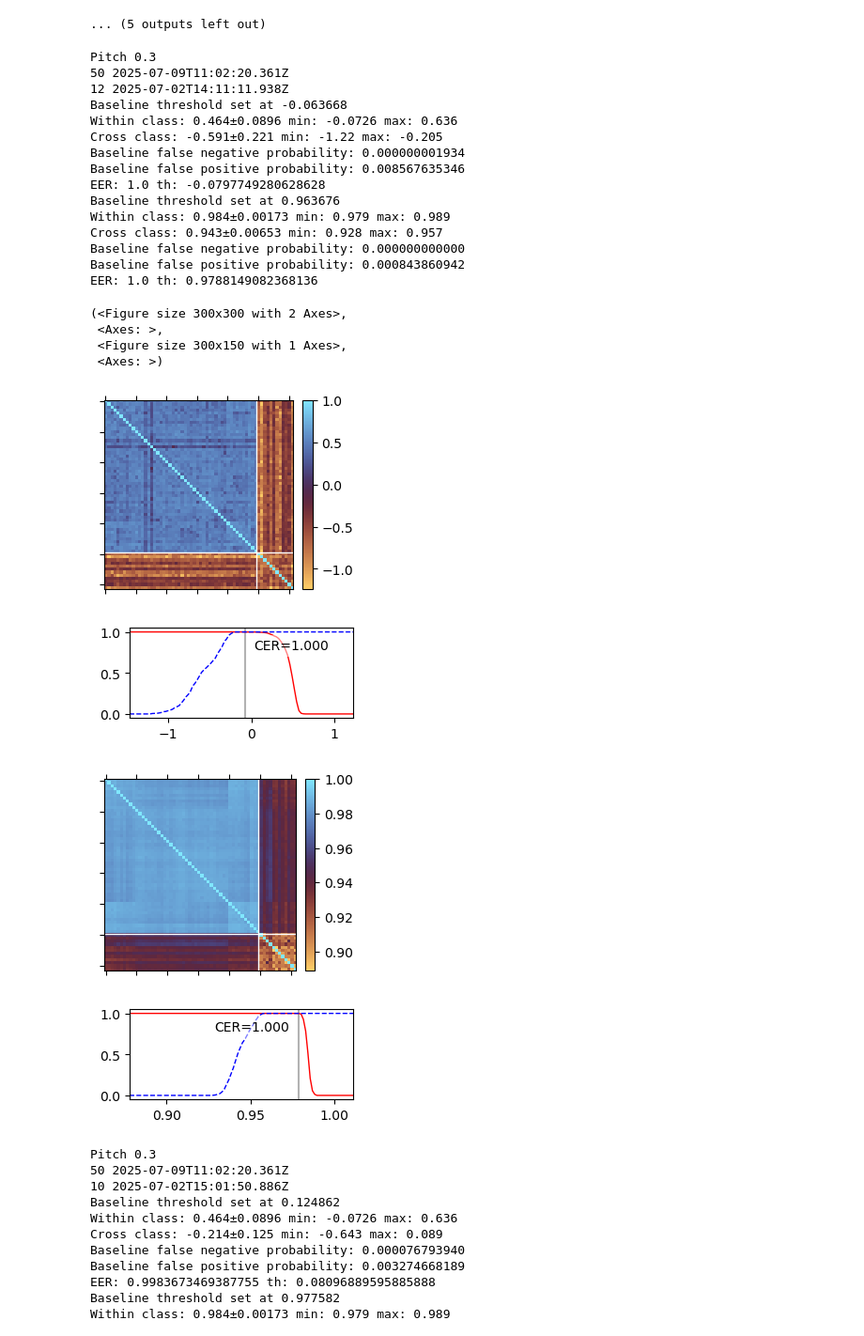
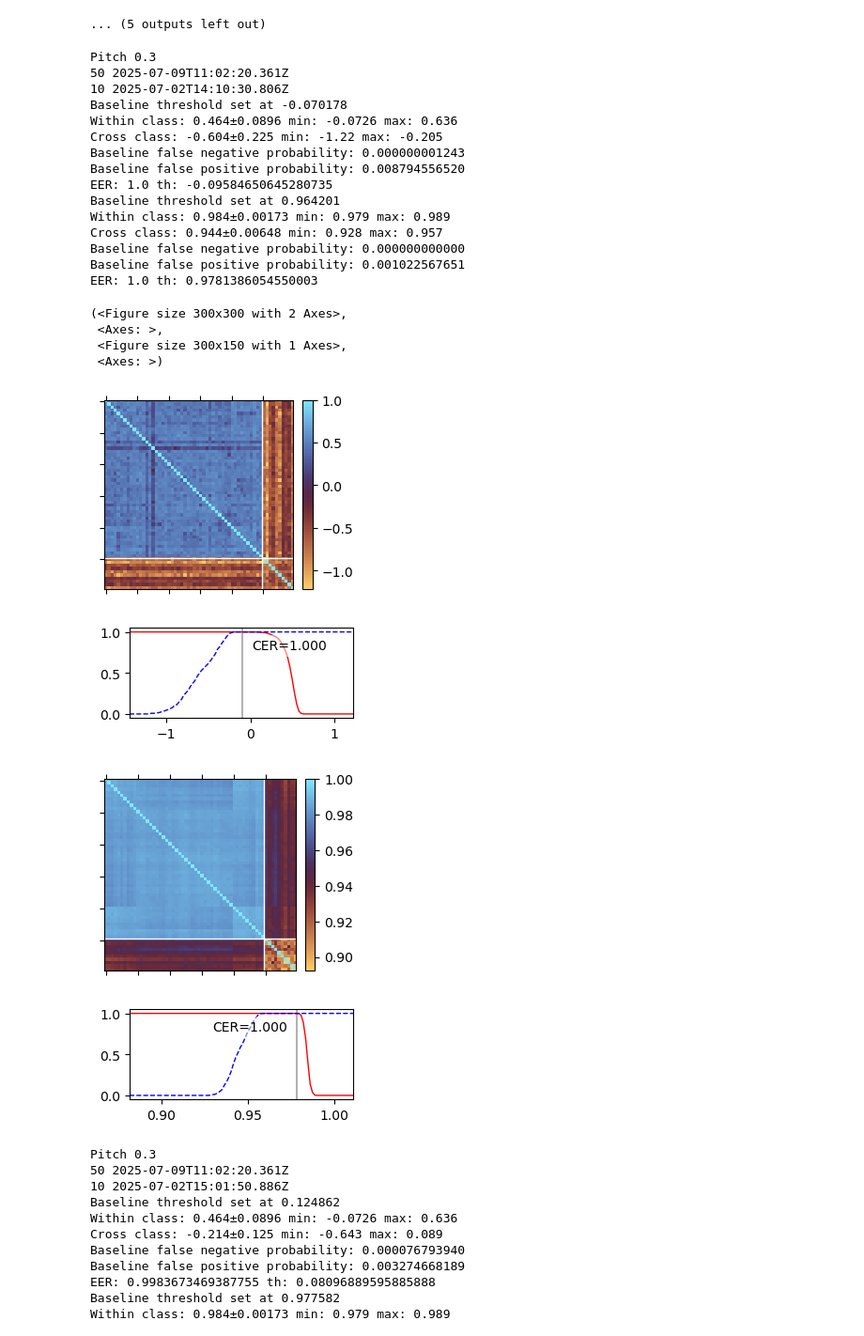
Before and after one commit to jaseg/sampling-mesh-monitor, a Jupyter notebook: jupyter_notebooks/classifier_tests.ipynb, the cells around one changed output. Shown at 94% size. Cells and saved outputs as stored; diff of their text form; code cells hidden in the pictures.

Commit message:
Update forest interleave plot to only use batch size of 10

```diff
--- a/jupyter_notebooks/classifier_tests.ipynb
+++ b/jupyter_notebooks/classifier_tests.ipynb
@@ -1230,46 +1230,46 @@ EER: 0.9239904988123515 th: 0.9983413280920771
 # %%
 # Same data as above, but add scope probe run for scale
 pitch = '0.3'
 print(f'Pitch {pitch}')
 
 environments = [
     '25-07-08-01-office-p14s',
     '25-07-08-01-serverroom-p14s',
     '25-07-08-01-electronicslab-p14s',
     '25-07-08-01-homeoffice-desktop',
     '25-07-09-01-forest-x1c',
 ]
 group_a = [value for env in environments for value in data_runs[f'environment-{env}-p{pitch}'] if not value['info']['mods']]
-group_b = [value for entries in data.values() for value in entries if value['info']['meta'] == 'probe-interleave-25-07-02-01-p0.3' and 'probe_points' in value['info']['mods']]
+group_b = [value for entries in data.values() for value in entries if value['info']['meta'] == 'probe-interleave-25-07-02-01-p0.3' and 'probe_points' in value['info']['mods']][:10]
 
 print(len(group_a), group_a[-1]['info']['timestamp'])
 print(len(group_b), group_b[-1]['info']['timestamp'])
 plot_vector_covar(group_a, group_b, vector_method='min', distance_method='max', plot_cdf=True, fig_out=f'environment_ref_probe_p{pitch}_minmax', do_lines=True)
 plot_vector_covar(group_a, group_b, plot_cdf=True, fig_out=f'environment_ref_probe_p{pitch}', do_lines=True)
 # %% [output]
 Pitch 0.3
 50 2025-07-09T11:02:20.361Z
-12 2025-07-02T14:11:11.938Z
-Baseline threshold set at -0.063668
+10 2025-07-02T14:10:30.806Z
+Baseline threshold set at -0.070178
 Within class: 0.464±0.0896 min: -0.0726 max: 0.636
-Cross class: -0.591±0.221 min: -1.22 max: -0.205
-Baseline false negative probability: 0.000000001934
-Baseline false positive probability: 0.008567635346
-EER: 1.0 th: -0.0797749280628628
-Baseline threshold set at 0.963676
+Cross class: -0.604±0.225 min: -1.22 max: -0.205
+Baseline false negative probability: 0.000000001243
+Baseline false positive probability: 0.008794556520
+EER: 1.0 th: -0.09584650645280735
+Baseline threshold set at 0.964201
 Within class: 0.984±0.00173 min: 0.979 max: 0.989
-Cross class: 0.943±0.00653 min: 0.928 max: 0.957
+Cross class: 0.944±0.00648 min: 0.928 max: 0.957
 Baseline false negative probability: 0.000000000000
-Baseline false positive probability: 0.000843860942
-EER: 1.0 th: 0.9788149082368136
+Baseline false positive probability: 0.001022567651
+EER: 1.0 th: 0.9781386054550003
 (<Figure size 300x300 with 2 Axes>,
  <Axes: >,
  <Figure size 300x150 with 1 Axes>,
  <Axes: >)
-[figure, old version]
+[figure, new version]
-[figure, old version]
+[figure, new version]
-[figure, old version]
+[figure, new version]
-[figure, old version]
+[figure, new version]
 # %%
 #Same as above, but compare to heated mesh
 pitch = '0.3'
```
Also changed, not shown: 4 other files.
